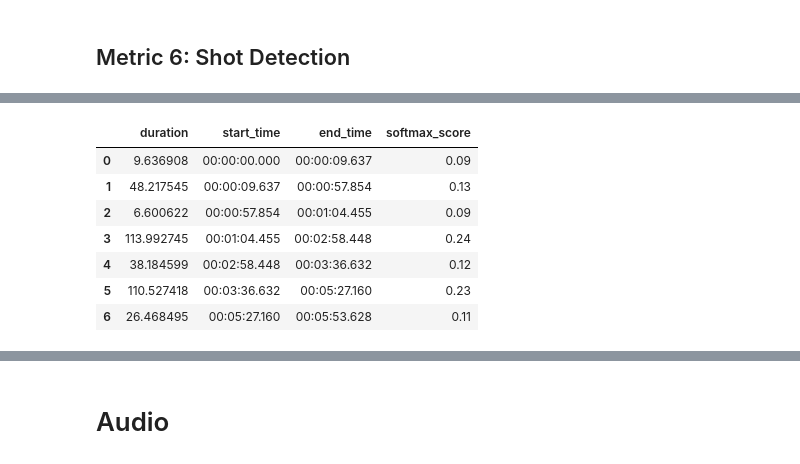
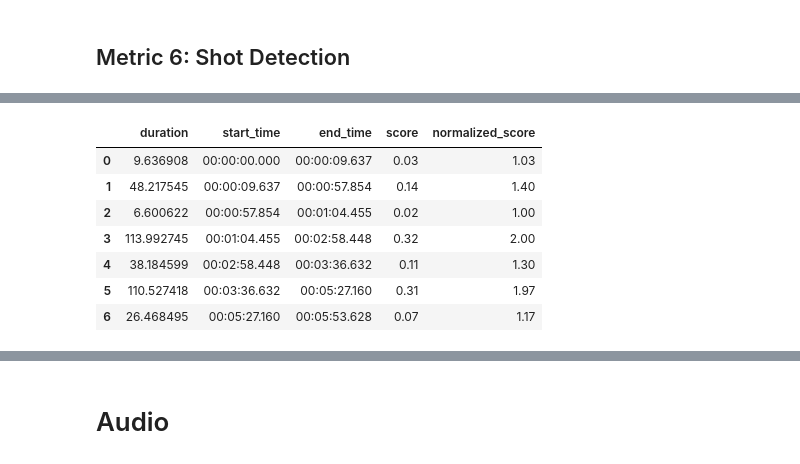
Before and after one commit to Dada-Tech/multimodal-video-trimming, a Jupyter notebook: MultiModal_Video_Summarization.ipynb, the cells around one changed output, grey strips where cells are left out. Saved outputs shown, nothing was run; the diff lists cells and outputs as text; code cells hidden in the pictures.

Commit message:
Metric 6 raw score in sentences dataframe

```diff
--- a/MultiModal_Video_Summarization.ipynb
+++ b/MultiModal_Video_Summarization.ipynb
@@ -856,26 +861,28 @@ INFO:pyscenedetect:Detecting scenes...
 # %%
+# 2: Segment Scoring
 scene_segments = [(end.get_seconds() - start.get_seconds(), start.get_timecode(), end.get_timecode())
                   for start, end in scene_list]
 
 # Convert to DataFrame
 df_scenes = pd.DataFrame(scene_segments, columns=["duration", "start_time", "end_time"])
 
+total_duration = df_scenes["duration"].sum()
+
+# Calculate score: row's duration / total duration
+df_scenes["score"] = df_scenes["duration"] / total_duration
+df_scenes["score"] = df_scenes["score"].round(2)
+
 # Min-Max Normalization
-durations_tensor = torch.tensor(df_scenes["duration"].values, dtype=torch.float32)
-normalized_durations = (durations_tensor - durations_tensor.min()) / (durations_tensor.max() - durations_tensor.min())
-
-# Apply softmax and round to 2 decimals
-df_scenes["softmax_score"] = torch.nn.functional.softmax(normalized_durations, dim=0).numpy()
-df_scenes["softmax_score"] = df_scenes["softmax_score"].round(2)
-
+df_scenes["normalized_score"] = (df_scenes["score"] - df_scenes["score"].min()) / (df_scenes["score"].max() - df_scenes["score"].min())
+df_scenes["normalized_score"] = 1 + df_scenes["normalized_score"].round(2)
 
 notebook_mode_print(df_scenes)
 # %% [output]
-|  | duration | start_time | end_time | softmax_score |
-| 0 | 9.636908 | 00:00:00.000 | 00:00:09.637 | 0.09 |
-| 1 | 48.217545 | 00:00:09.637 | 00:00:57.854 | 0.13 |
-| 2 | 6.600622 | 00:00:57.854 | 00:01:04.455 | 0.09 |
-| 3 | 113.992745 | 00:01:04.455 | 00:02:58.448 | 0.24 |
-| 4 | 38.184599 | 00:02:58.448 | 00:03:36.632 | 0.12 |
-| 5 | 110.527418 | 00:03:36.632 | 00:05:27.160 | 0.23 |
-| 6 | 26.468495 | 00:05:27.160 | 00:05:53.628 | 0.11 |
+|  | duration | start_time | end_time | score | normalized_score |
+| 0 | 9.636908 | 00:00:00.000 | 00:00:09.637 | 0.03 | 1.03 |
+| 1 | 48.217545 | 00:00:09.637 | 00:00:57.854 | 0.14 | 1.40 |
+| 2 | 6.600622 | 00:00:57.854 | 00:01:04.455 | 0.02 | 1.00 |
+| 3 | 113.992745 | 00:01:04.455 | 00:02:58.448 | 0.32 | 2.00 |
+| 4 | 38.184599 | 00:02:58.448 | 00:03:36.632 | 0.11 | 1.30 |
+| 5 | 110.527418 | 00:03:36.632 | 00:05:27.160 | 0.31 | 1.97 |
+| 6 | 26.468495 | 00:05:27.160 | 00:05:53.628 | 0.07 | 1.17 |
```
Also changed, not shown: parts of 5 cells of this notebook.
